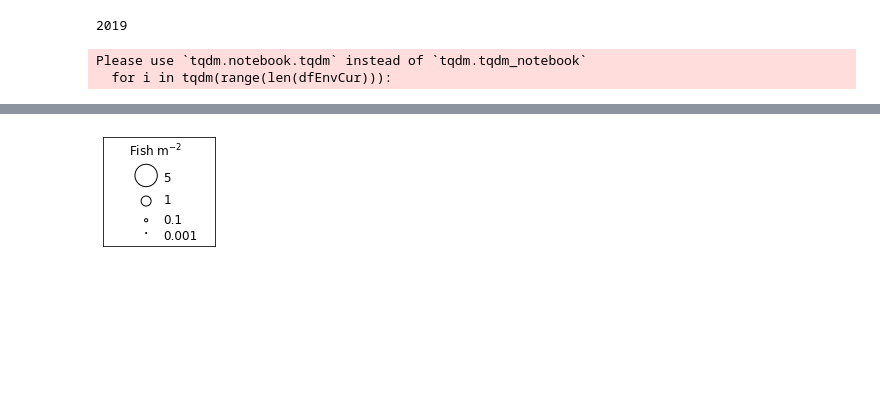
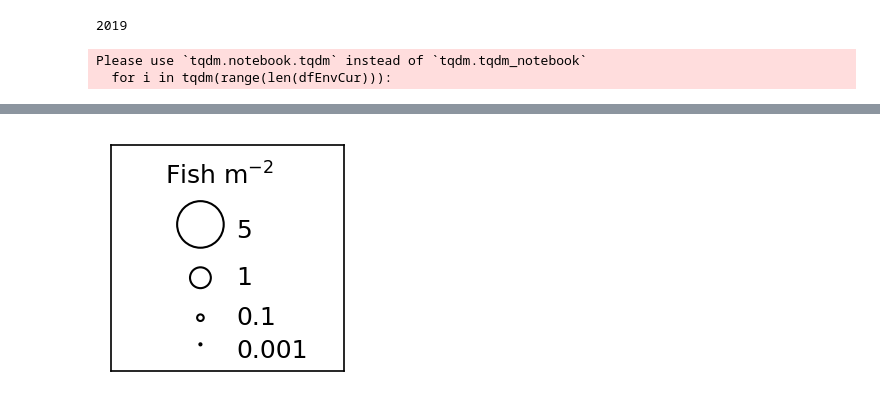
Before and after one commit to leviner/ChukchiTimeSeries, a Jupyter notebook: code/catchAnalysis/ctdMatching.ipynb, the cells around one changed output, grey strips where cells are left out. Cells and saved outputs as stored; diff of their text form; code cells hidden in the pictures; blank space fills up the shorter version.

```diff
--- a/code/catchAnalysis/ctdMatching.ipynb
+++ b/code/catchAnalysis/ctdMatching.ipynb
@@ -136,22 +165,22 @@ plt.ylabel('Temperture ($^{\circ}$C)',fontsize=14);
 # %%
-plt.figure(figsize=(2,2))
+plt.figure(figsize=(2,2),dpi=150)
 plt.scatter(27,7,.01*100,facecolors='none', edgecolors='k')
 plt.scatter(27,7.2,.1*100,facecolors='none', edgecolors='k')
 plt.scatter(27,7.5,1*100,facecolors='none', edgecolors='k')
 plt.scatter(27,7.9,5*100,facecolors='none', edgecolors='k')
 plt.text(26.8,8.2,'Fish m$^{-2}$',fontsize=12)
 plt.text(27.2,6.9,'0.001',fontsize=12)
 plt.text(27.2,7.15,'0.1',fontsize=12)
 plt.text(27.2,7.45,'1',fontsize=12)
 plt.text(27.2,7.8,'5',fontsize=12)
 plt.axis([26.5,27.8,6.8,8.5])
 plt.tick_params(
     axis='both',          # changes apply to the x-axis
     which='both',      # both major and minor ticks are affected
     bottom=False,      # ticks along the bottom edge are off
     left=False,
     top=False,         # ticks along the top edge are off
     labelbottom=False,
     labelleft=False) # labels along the bottom edge are off
 # %% [output]
-[figure, old version]
+[figure, new version]
```
Also changed, not shown: parts of 5 cells of this notebook.
